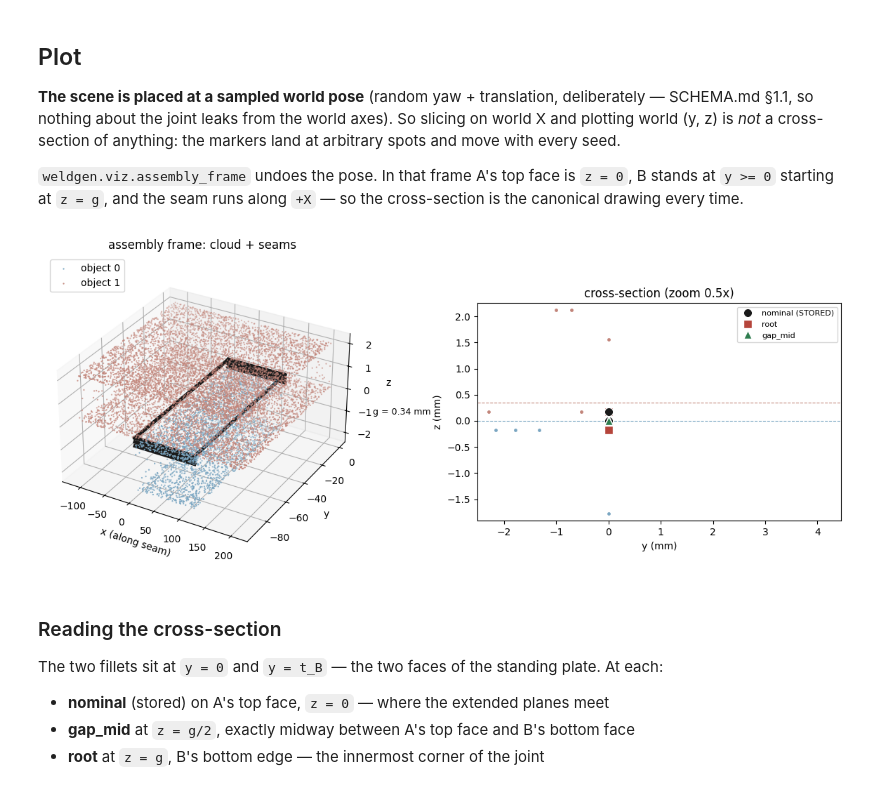
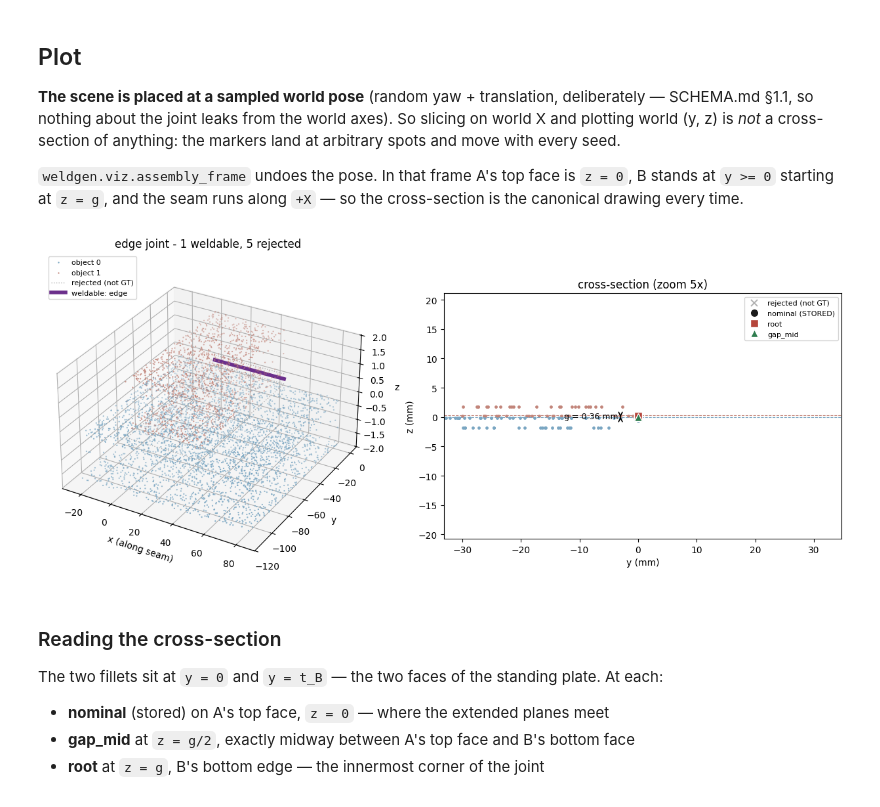
Before and after one commit to amnessa/welding_cell_ws, a Jupyter notebook: weld_generator/notebooks/01_inspect_scene.ipynb, the cells around one changed output. Cells and saved outputs as stored; diff of their text form; code cells hidden in the pictures.

```diff
--- a/weld_generator/notebooks/01_inspect_scene.ipynb
+++ b/weld_generator/notebooks/01_inspect_scene.ipynb
@@ -36,7 +36,3 @@ points    11780
 A T-joint has two fillets (D5). `included_angle_deg` is one number for the scene, but the
 two seams carry *different* dihedrals summing to 180 — that is D18's point that the two
 quantities are not interchangeable.
-# %%
-for s in scene["seams"]:
-    print(f'seam {s["id"]}  {s["face_pair"]}  len={s["length_mm"]:8.3f} mm  '
-          f'dihedral={s["dihedral_deg"]:6.2f}  weldable={s["weldable"]}')
@@ -58,10 +72,12 @@ conversion is a subtraction, not a re-derivation. At a right angle the offsets a
 # %%
 g = scene["fit"]["root_gap_mm"]
 for s in scene["seams"]:
+    if not s["weldable"]:
+        continue                      # negatives carry the curves too, but they are not GT
     i = s["id"]
-    nom = arrays[f"seams.npz:seam_{i}"]
+    nom  = arrays[f"seams.npz:seam_{i}"]
     root = arrays[f"seams.npz:seam_{i}_root"]
-    mid  = arrays[f"seams.npz:seam_{i}_gapmid"]
-    print(f'seam {i}:  |root-nom| = {np.linalg.norm(root[0]-nom[0]):.4f}   '
+    mid   = arrays[f"seams.npz:seam_{i}_gapmid"]
+    print(f'seam {i} [{s["seam_class"]}]:  |root-nom| = {np.linalg.norm(root[0]-nom[0]):.4f}   '
           f'|mid-nom| = {np.linalg.norm(mid[0]-nom[0]):.4f}   (g = {g:.4f})')
 # %% [output]
@@ -88,62 +97,88 @@ is the canonical drawing every time.
 import matplotlib.pyplot as plt
 from weldgen.viz import assembly_frame, cross_section, to_assembly
 
-T = assembly_frame(scene)                      # world -> assembly
+# Rejected seams are kept in the file on purpose (D22) - real geometry that is NOT this
+# joint's weld. Drawing them the same as ground truth is misleading, so they are pale and
+# dashed here. Set SHOW_REJECTED = False to see the ground truth alone.
+SHOW_REJECTED = True
+ZOOM = 5          # ZOOM < 1 zooms in; 0.5 shows 50% of the tight-fit area
+
+T   = assembly_frame(scene)                    # world -> assembly
 xyz = to_assembly(arrays["cloud.npz:xyz"], T)
 oid = arrays["cloud.npz:object_id"]
 g   = scene["fit"]["root_gap_mm"]
 t_B = next(o for o in scene["objects"] if o["id"] == "B")["thickness_mm"]
 
-fig = plt.figure(figsize=(12, 5))
+weld     = [s for s in scene["seams"] if s["weldable"]]
+rejected = [s for s in scene["seams"] if not s["weldable"]]
+CLASS_C  = {"fillet": "#1a1a1a", "butt": "#1f6f8b", "lap_toe": "#8b5a1f", "edge": "#6b2f8b"}
+
+fig = plt.figure(figsize=(13, 5.5))
 
 # ---- 3D -------------------------------------------------------------------------
 ax = fig.add_subplot(121, projection="3d")
 for o, c in ((0, "#7aa6c2"), (1, "#c2857a")):
     m = oid == o
     ax.scatter(xyz[m, 0], xyz[m, 1], xyz[m, 2], s=0.4, c=c, label=f"object {o}")
-for s in scene["seams"]:
+
+if SHOW_REJECTED:
+    for k, s in enumerate(rejected):
+        q = to_assembly(arrays[f'seams.npz:seam_{s["id"]}'], T)
+        ax.plot(q[:, 0], q[:, 1], q[:, 2], lw=1.0, ls=":", c="#b0b0b0",
+                label="rejected (not GT)" if k == 0 else None)
+
+seen = set()
+for s in weld:
     q = to_assembly(arrays[f'seams.npz:seam_{s["id"]}'], T)
-    ax.plot(q[:, 0], q[:, 1], q[:, 2], lw=3.75, c="#1a1a1a")
-ax.set_box_aspect([1, 1, 0.6]); ax.legend(loc="upper left")
+    cl = s["seam_class"]
+    ax.plot(q[:, 0], q[:, 1], q[:, 2], lw=4.0, c=CLASS_C.get(cl, "#1a1a1a"),
+            label=None if cl in seen else f"weldable: {cl}")
+    seen.add(cl)
+
+ax.set_box_aspect([1, 1, 0.6]); ax.legend(loc="upper left", fontsize=8)
 ax.set_xlabel("x (along seam)"); ax.set_ylabel("y"); ax.set_zlabel("z")
-ax.set_title("assembly frame: cloud + seams")
+ax.set_title(f'{scene["joint"]["type"]} joint - {len(weld)} weldable, {len(rejected)} rejected')
 
 # ---- cross-section, zoomed on the joint ------------------------------------------
-# The gap is ~1 mm against 200 mm plates, so it is invisible unless we zoom.
 ax2 = fig.add_subplot(122)
 band = cross_section(xyz, half_width_mm=3.0)
 for o, c in ((0, "#7aa6c2"), (1, "#c2857a")):
     m = band & (oid == o)
     ax2.scatter(xyz[m, 1], xyz[m, 2], s=6, c=c)
 
+if SHOW_REJECTED:
+    for k, s in enumerate(rejected):
+        q = to_assembly(arrays[f'seams.npz:seam_{s["id"]}'], T)
+        ax2.plot(q[0, 1], q[0, 2], "x", ms=7, c="#b0b0b0", mew=1.4,
+                 label="rejected (not GT)" if k == 0 else None, zorder=3)
+
 styles = {"": ("o", "#1a1a1a", "nominal (STORED)"),
           "_root": ("s", "#b5453b", "root"),
           "_gapmid": ("^", "#2f7d4f", "gap_mid")}
-for s in scene["seams"]:
-    i = s["id"]
+first = True
+for s in weld:                                  # ground truth only
     for key, (mk, c, lab) in styles.items():
-        q = to_assembly(arrays[f"seams.npz:seam_{i}{key}"], T)
+        q = to_assembly(arrays[f'seams.npz:seam_{s["id"]}{key}'], T)
         ax2.plot(q[0, 1], q[0, 2], mk, ms=9, c=c, mec="white", mew=1.0,
-                 label=lab if i == 0 else None, zorder=5)
+                 label=lab if first else None, zorder=5)
+    first = False
 
 ax2.axhline(0.0, lw=0.8, ls="--", c="#7aa6c2")   # A top face
 ax2.axhline(g,   lw=0.8, ls="--", c="#c2857a")   # B bottom face
 ax2.annotate("", xy=(-3, 0), xytext=(-3, g), arrowprops=dict(arrowstyle="<->", lw=1.2))
 ax2.text(-3.4, g / 2, f"g = {g:.2f} mm", ha="right", va="center", fontsize=9)
 
-# ZOOM < 1 zooms in; 0.5 shows 50% of the area compared to the tight fit.
-ZOOM = 0.5
 pad = max(4.0 * g, 4.0)
 x_lo, x_hi = -6.0, t_B + 6.0
 y_lo, y_hi = -pad, pad + g
 xc, yc = 0.5 * (x_lo + x_hi), 0.5 * (y_lo + y_hi)
 ax2.set_xlim(xc - ZOOM * (xc - x_lo), xc + ZOOM * (x_hi - xc))
 ax2.set_ylim(yc - ZOOM * (yc - y_lo), yc + ZOOM * (y_hi - yc))
 ax2.set_aspect("equal"); ax2.set_xlabel("y (mm)"); ax2.set_ylabel("z (mm)")
 ax2.legend(loc="upper right", fontsize=8); ax2.set_title(f"cross-section (zoom {ZOOM:g}x)")
 plt.tight_layout()
 # %% [output]
-[figure, old version]
+[figure, new version]
 # %% [markdown]
 ### Reading the cross-section
 
```
Also changed, not shown: parts of 7 cells of this notebook, 3 other files.
